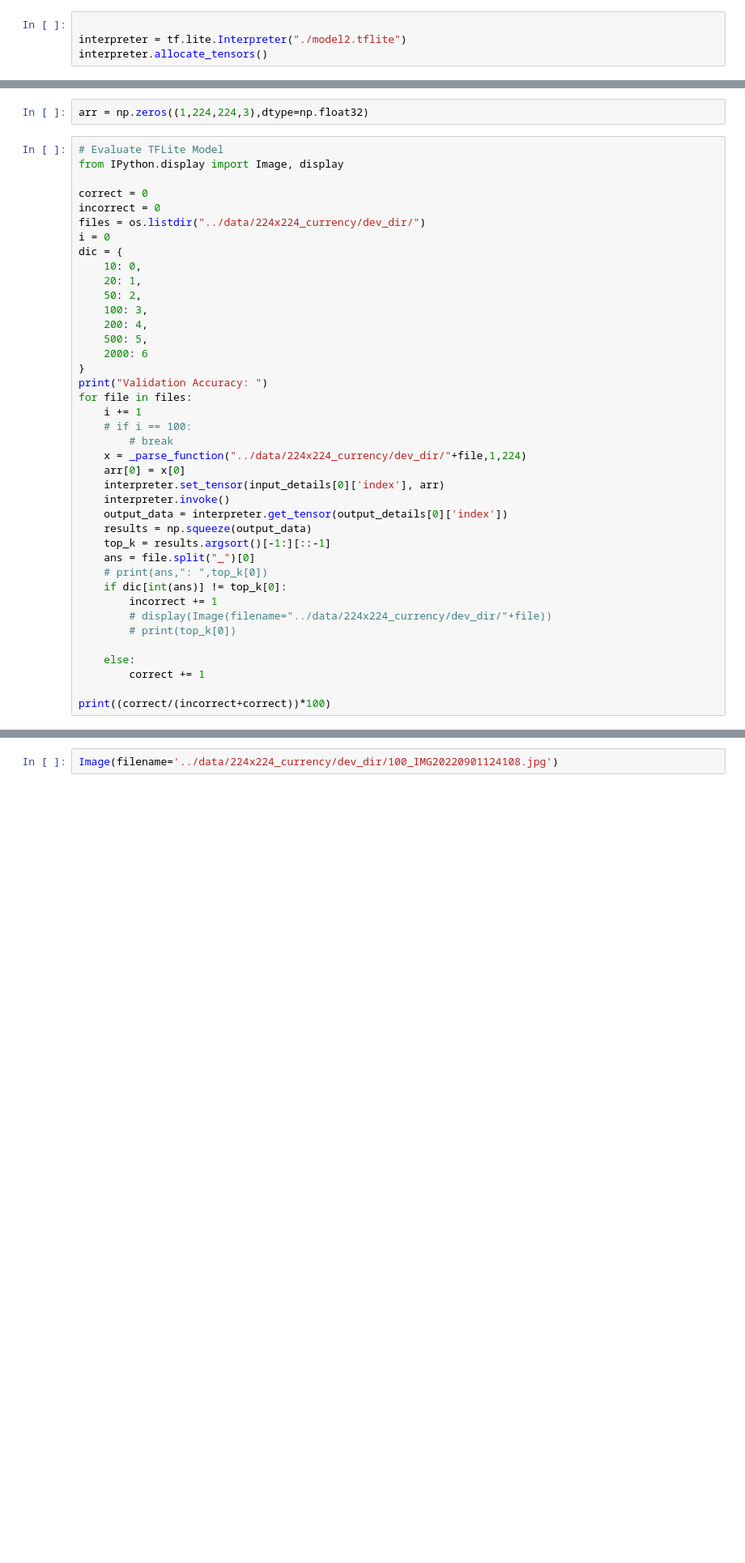
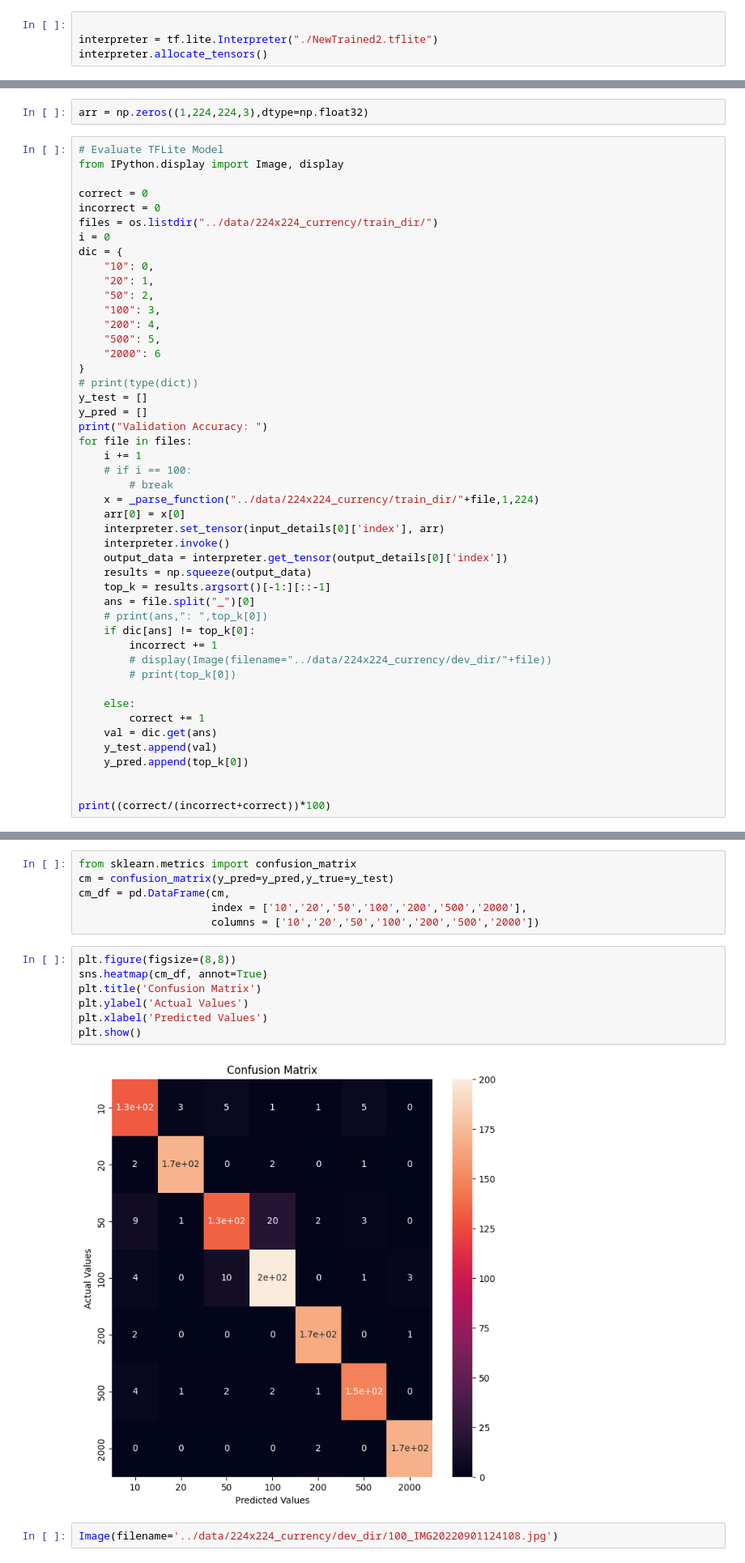
Before and after one commit to ujjwal404/CurrencyDetectionForVisuallyImpaired, a Jupyter notebook: TestingTFLite.ipynb, the cells around one changed output, grey strips where cells are left out. Shown at 81% size. Cells and saved outputs as stored; diff of their text form; blank space fills up the shorter version.

Commit message:
Modified Model

```diff
--- a/TestingTFLite.ipynb
+++ b/TestingTFLite.ipynb
@@ -13,6 +12,6 @@ To enable them in other operations, rebuild TensorFlow with the appropriate comp
 # %%
 
-interpreter = tf.lite.Interpreter("./model2.tflite")
+interpreter = tf.lite.Interpreter("./NewTrained2.tflite")
 interpreter.allocate_tensors()
 # %% [output]
 INFO: Created TensorFlow Lite XNNPACK delegate for CPU.
@@ -27,23 +26,26 @@ from IPython.display import Image, display
 
 correct = 0
 incorrect = 0
-files = os.listdir("../data/224x224_currency/dev_dir/")
+files = os.listdir("../data/224x224_currency/train_dir/")
 i = 0
 dic = {
-    10: 0,
-    20: 1,
-    50: 2,
-    100: 3,
-    200: 4,
-    500: 5,
-    2000: 6
+    "10": 0,
+    "20": 1,
+    "50": 2,
+    "100": 3,
+    "200": 4,
+    "500": 5,
+    "2000": 6
 }
+# print(type(dict))
+y_test = []
+y_pred = []
 print("Validation Accuracy: ")
 for file in files:
     i += 1
     # if i == 100:
         # break
-    x = _parse_function("../data/224x224_currency/dev_dir/"+file,1,224)
+    x = _parse_function("../data/224x224_currency/train_dir/"+file,1,224)
     arr[0] = x[0]
     interpreter.set_tensor(input_details[0]['index'], arr)
     interpreter.invoke()
@@ -52,13 +54,17 @@ for file in files:
     top_k = results.argsort()[-1:][::-1]
     ans = file.split("_")[0]
     # print(ans,": ",top_k[0])
-    if dic[int(ans)] != top_k[0]:
+    if dic[ans] != top_k[0]:
         incorrect += 1
         # display(Image(filename="../data/224x224_currency/dev_dir/"+file))
         # print(top_k[0])
 
     else:
         correct += 1
+    val = dic.get(ans)
+    y_test.append(val)
+    y_pred.append(top_k[0])
+
 
 print((correct/(incorrect+correct))*100)
 # %% [output]
@@ -79,2 +78,17 @@ To enable them in other operations, rebuild TensorFlow with the appropriate comp
+# %%
+from sklearn.metrics import confusion_matrix
+cm = confusion_matrix(y_pred=y_pred,y_true=y_test)
+cm_df = pd.DataFrame(cm,
+                     index = ['10','20','50','100','200','500','2000'],
+                     columns = ['10','20','50','100','200','500','2000'])
+# %%
+plt.figure(figsize=(8,8))
+sns.heatmap(cm_df, annot=True)
+plt.title('Confusion Matrix')
+plt.ylabel('Actual Values')
+plt.xlabel('Predicted Values')
+plt.show()
+# %% [output]
+[figure, added]
 # %%
 Image(filename='../data/224x224_currency/dev_dir/100_IMG20220901124108.jpg')
```
Also changed, not shown: parts of 10 cells of this notebook, 32 other files.
